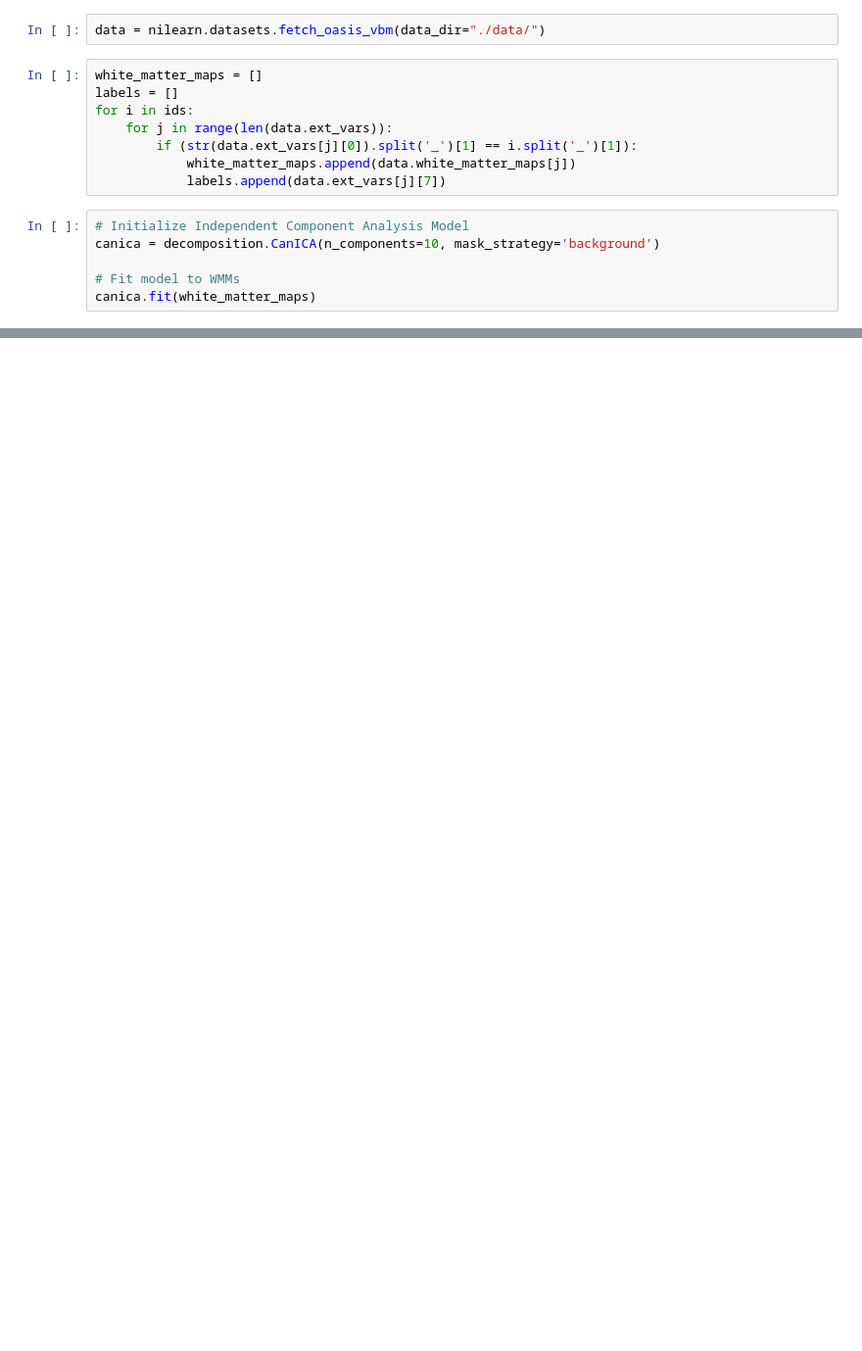
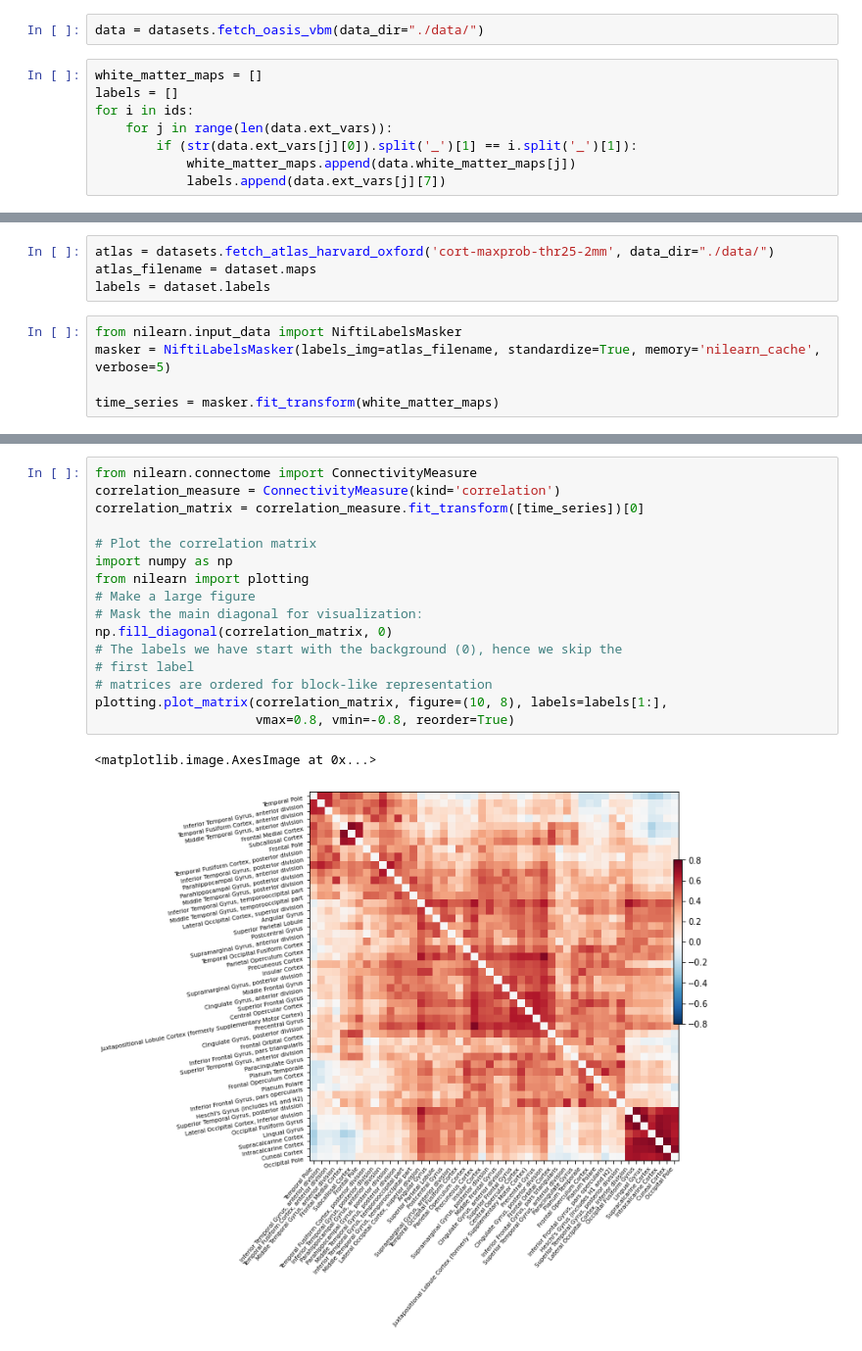
Before and after one commit to MHML21/alzheimers-detection, a Jupyter notebook: network_extraction.ipynb, the cells around one changed output, grey strips where cells are left out. Shown at 98% size. Saved outputs shown, nothing was run; the diff lists cells and outputs as text; blank space fills up the shorter version.

```diff
--- a/network_extraction.ipynb
+++ b/network_extraction.ipynb
@@ -6,7 +6,7 @@ import pandas as pd
 patient_df = pd.read_csv("./patient_ids.csv")
 ids = list(patient_df['ID'])
 # %%
-data = nilearn.datasets.fetch_oasis_vbm(data_dir="./data/")
+data = datasets.fetch_oasis_vbm(data_dir="./data/")
 # %%
 white_matter_maps = []
 labels = []
@@ -15,9 +15,3 @@ for i in ids:
         if (str(data.ext_vars[j][0]).split('_')[1] == i.split('_')[1]):
             white_matter_maps.append(data.white_matter_maps[j])
             labels.append(data.ext_vars[j][7])
-# %%
-# Initialize Independent Component Analysis Model
-canica = decomposition.CanICA(n_components=10, mask_strategy='background')
-
-# Fit model to WMMs
-canica.fit(white_matter_maps)
@@ -53,0 +18,9 @@ plotting.plot_prob_atlas(regions_img, title=title)
+# %%
+atlas = datasets.fetch_atlas_harvard_oxford('cort-maxprob-thr25-2mm', data_dir="./data/")
+atlas_filename = dataset.maps
+labels = dataset.labels
+# %%
+from nilearn.input_data import NiftiLabelsMasker
+masker = NiftiLabelsMasker(labels_img=atlas_filename, standardize=True, memory='nilearn_cache', verbose=5)
+
+time_series = masker.fit_transform(white_matter_maps)
@@ -54,3 +38,22 @@ plotting.plot_prob_atlas(regions_img, title=title)
+# %%
+from nilearn.connectome import ConnectivityMeasure
+correlation_measure = ConnectivityMeasure(kind='correlation')
+correlation_matrix = correlation_measure.fit_transform([time_series])[0]
+
+# Plot the correlation matrix
+import numpy as np
+from nilearn import plotting
+# Make a large figure
+# Mask the main diagonal for visualization:
+np.fill_diagonal(correlation_matrix, 0)
+# The labels we have start with the background (0), hence we skip the
+# first label
+# matrices are ordered for block-like representation
+plotting.plot_matrix(correlation_matrix, figure=(10, 8), labels=labels[1:],
+                     vmax=0.8, vmin=-0.8, reorder=True)
+# %% [output]
+<matplotlib.image.AxesImage at 0x...>
+[figure, added]
 # %%
 # Getting the center coordinates from the component decomposition to use as atlas labels
 coords = plotting.find_probabilistic_atlas_cut_coords(regions_img)
```
Also changed, not shown: parts of 10 cells of this notebook, 1 other file.
